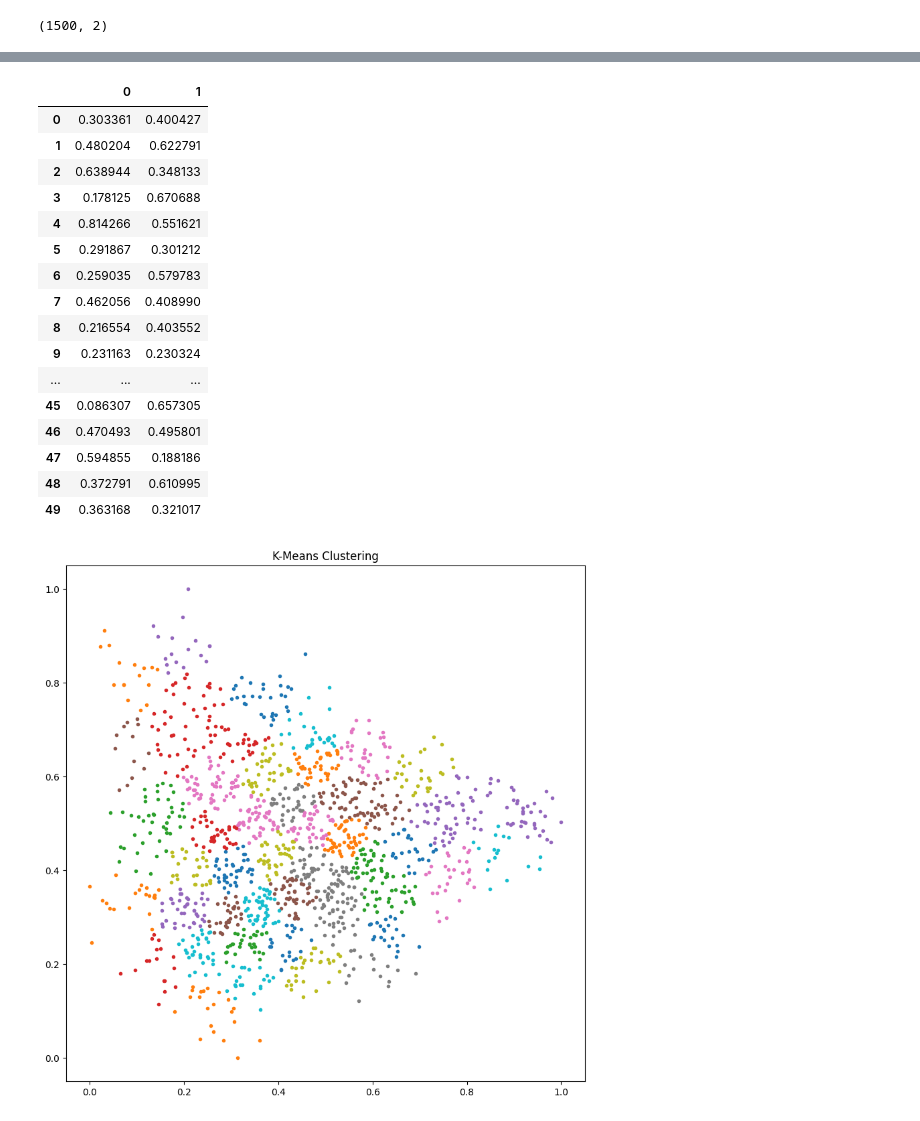
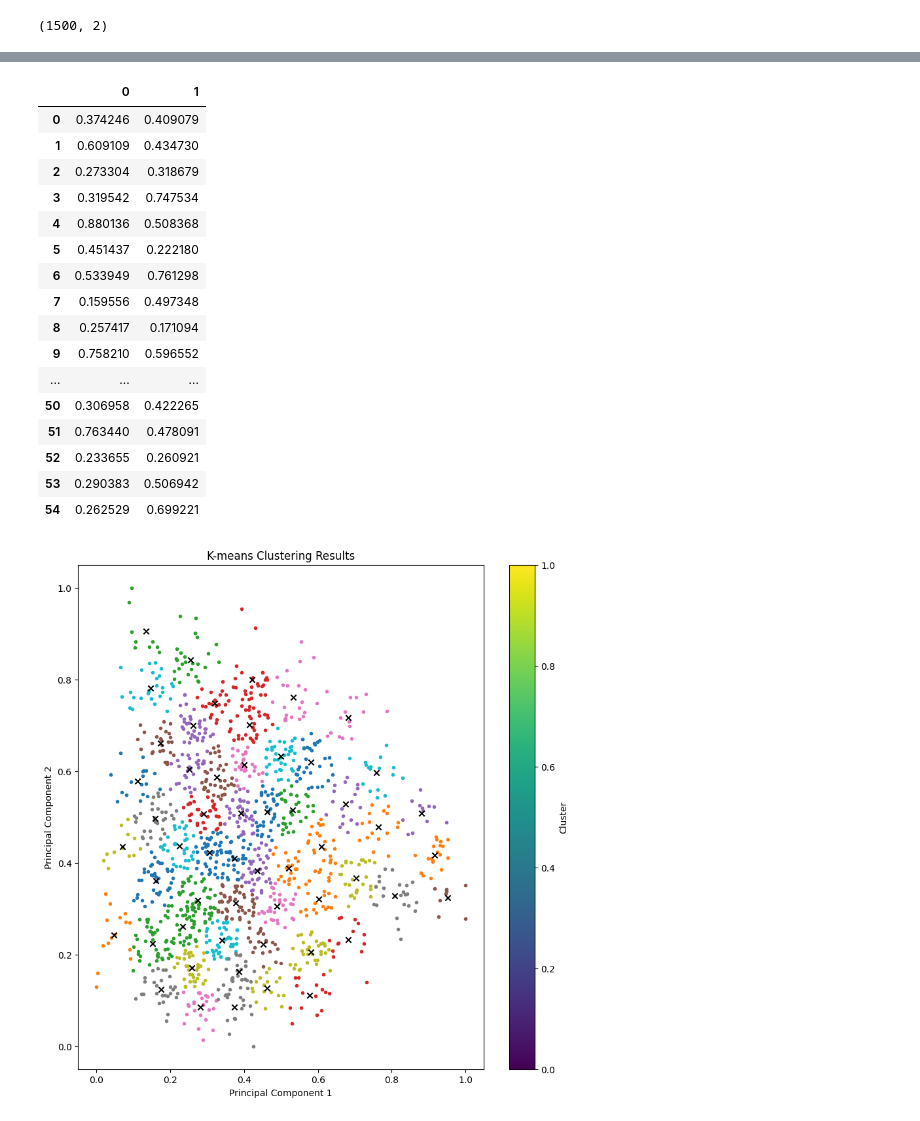
Before and after one commit to MATF-istrazivanje-podataka-1/2023_Data_Mining_Amazon_reviews_Dataset, a Jupyter notebook: models/clustering/KMeans.ipynb, the cells around one changed output, grey strips where cells are left out. Drawn from its saved outputs; the diff is of its cells as text; code cells hidden in the pictures.

```diff
--- a/models/clustering/KMeans.ipynb
+++ b/models/clustering/KMeans.ipynb
@@ -33,7 +33,7 @@ df.describe()
 | max | 1.000000 | 1.000000 |
 # %%
 inits = ['k-means++', 'random']
-clusters = range(5,15)
+clusters = range(10,61,5)
 inertias = []
 silhouettes = []
 for cluster in clusters:
@@ -45,7 +45,7 @@ for cluster in clusters:
       inertias.append(kmeans.inertia_)
       silhouettes.append(silhouette_score(df, kmeans.labels_))
 
-plt.figure(figsize=(6,5))
+plt.figure(figsize=(6,6))
 plt.plot(clusters, inertias, marker='o')
 plt.title('Inertia comparisson')
 plt.show()
@@ -61,4 +61,5 @@ plt.show()
 # %%
-kmeans = KMeans(n_clusters=50, init='k-means++', n_init='auto')
+num_clusters = 55
+kmeans = KMeans(n_clusters=num_clusters, init='k-means++', n_init='auto')
 kmeans.fit(df)
 # %% [output]
@@ -68,29 +69,33 @@ centroids = pd.DataFrame(kmeans.cluster_centers_)
 centroids
 # %% [output]
 |  | 0 | 1 |
-| 0 | 0.303361 | 0.400427 |
-| 1 | 0.480204 | 0.622791 |
-| 2 | 0.638944 | 0.348133 |
-| 3 | 0.178125 | 0.670688 |
-| 4 | 0.814266 | 0.551621 |
-| 5 | 0.291867 | 0.301212 |
-| 6 | 0.259035 | 0.579783 |
-| 7 | 0.462056 | 0.408990 |
-| 8 | 0.216554 | 0.403552 |
-| 9 | 0.231163 | 0.230324 |
+| 0 | 0.374246 | 0.409079 |
+| 1 | 0.609109 | 0.434730 |
+| 2 | 0.273304 | 0.318679 |
+| 3 | 0.319542 | 0.747534 |
+| 4 | 0.880136 | 0.508368 |
+| 5 | 0.451437 | 0.222180 |
+| 6 | 0.533949 | 0.761298 |
+| 7 | 0.159556 | 0.497348 |
+| 8 | 0.257417 | 0.171094 |
+| 9 | 0.758210 | 0.596552 |
 | ... | ... | ... |
-| 45 | 0.086307 | 0.657305 |
-| 46 | 0.470493 | 0.495801 |
-| 47 | 0.594855 | 0.188186 |
-| 48 | 0.372791 | 0.610995 |
-| 49 | 0.363168 | 0.321017 |
+| 50 | 0.306958 | 0.422265 |
+| 51 | 0.763440 | 0.478091 |
+| 52 | 0.233655 | 0.260921 |
+| 53 | 0.290383 | 0.506942 |
+| 54 | 0.262529 | 0.699221 |
 # %%
 plt.figure(figsize=(10,10))
-for cluster_label in range(50):
-  cluster = df[kmeans.labels_ == cluster_label]
-  plt.scatter(cluster['pca_0'], cluster['pca_1'], marker='.')
+for cluster_label in range(num_clusters):
+    cluster = df[kmeans.labels_ == cluster_label]
+    plt.scatter(cluster['pca_0'], cluster['pca_1'], marker='.')
 
-plt.title("K-Means Clustering")
+plt.scatter(centroids[0], centroids[1], marker='x', color='black')
+plt.xlabel('Principal Component 1')
+plt.ylabel('Principal Component 2')
+plt.title('K-means Clustering Results')
+plt.colorbar(label='Cluster')
 plt.show()
 # %% [output]
-[figure, old version]
+[figure, new version]
```
Also changed, not shown: parts of 5 cells of this notebook, 5 other files.
